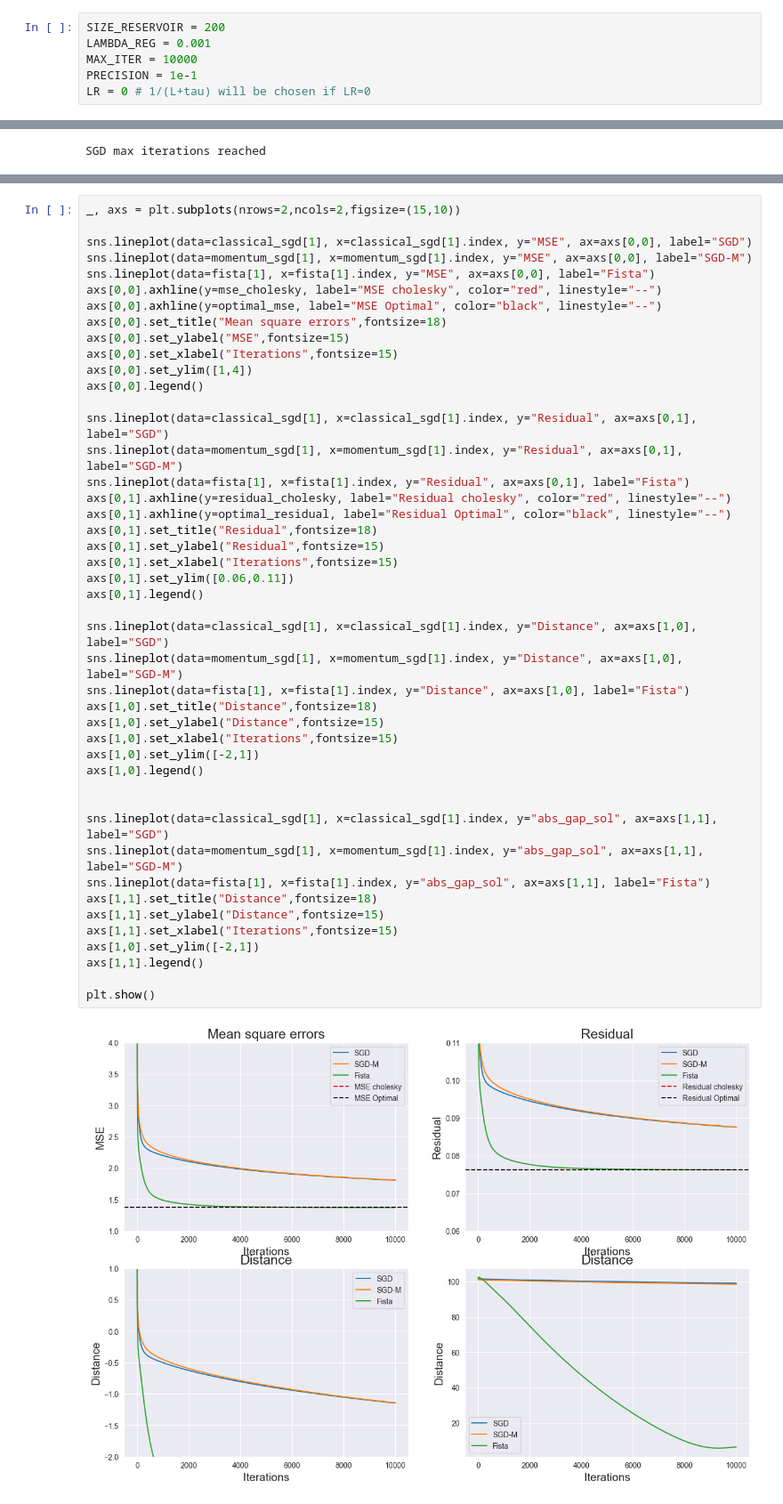
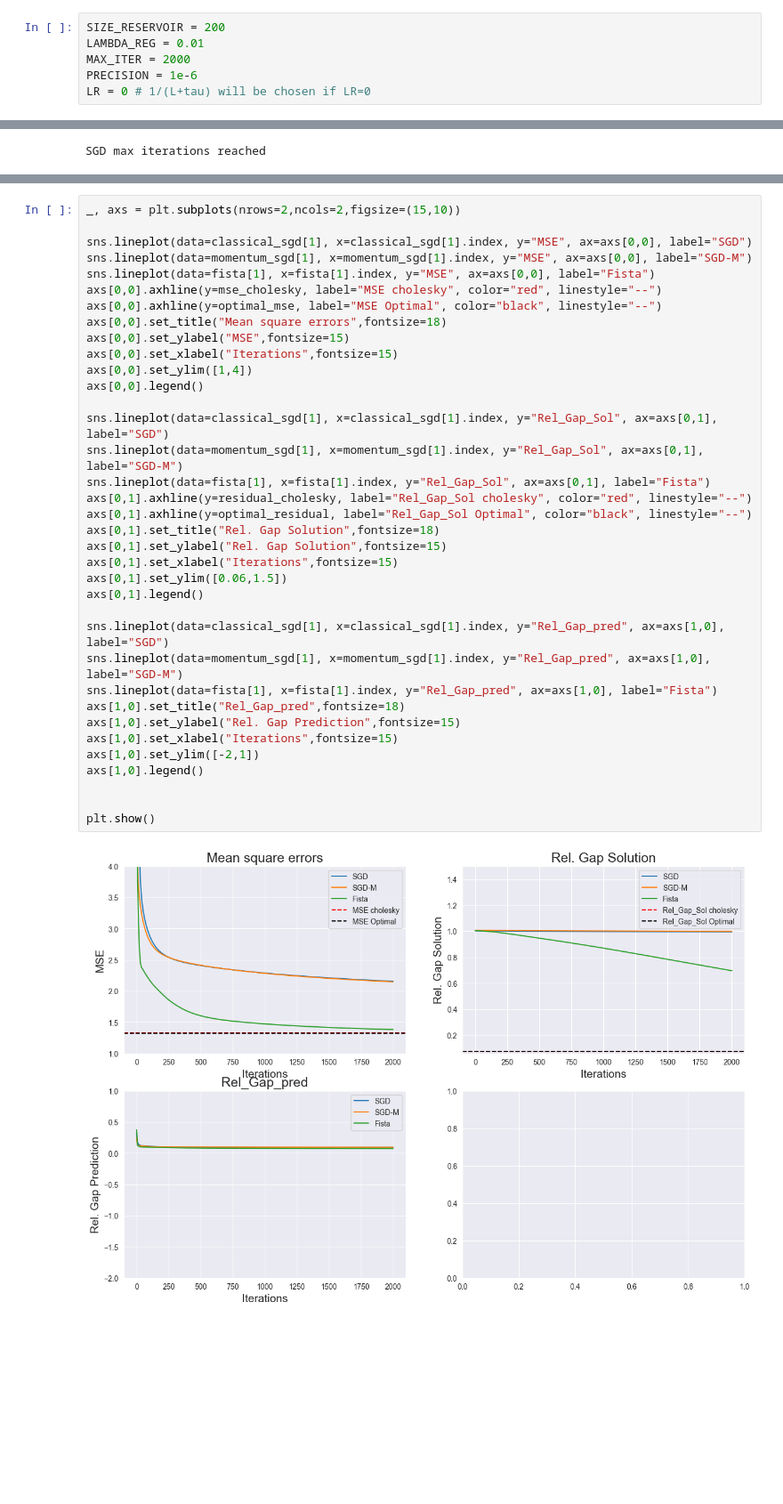
Before and after one commit to jacons/ExtremeLearningNN, a Jupyter notebook: notebook_for_test.ipynb, the cells around one changed output, grey strips where cells are left out. Shown at 89% size. Drawn from its saved outputs; the diff is of its cells as text; blank space fills up the shorter version.

Commit message:
plots updated

```diff
--- a/notebook_for_test.ipynb
+++ b/notebook_for_test.ipynb
@@ -21,9 +21,9 @@ results = {}
 ## Constants
 # %%
 SIZE_RESERVOIR = 200
-LAMBDA_REG = 0.001
-MAX_ITER = 10000
-PRECISION = 1e-1
+LAMBDA_REG = 0.01
+MAX_ITER = 2000
+PRECISION = 1e-6
 LR = 0 # 1/(L+tau) will be chosen if LR=0
 # %% [markdown]
 ## fix the resevoir
@@ -107,50 +91,41 @@ beta: 0.9
 # %%
 _, axs = plt.subplots(nrows=2,ncols=2,figsize=(15,10))
 
 sns.lineplot(data=classical_sgd[1], x=classical_sgd[1].index, y="MSE", ax=axs[0,0], label="SGD")
 sns.lineplot(data=momentum_sgd[1], x=momentum_sgd[1].index, y="MSE", ax=axs[0,0], label="SGD-M")
 sns.lineplot(data=fista[1], x=fista[1].index, y="MSE", ax=axs[0,0], label="Fista")
 axs[0,0].axhline(y=mse_cholesky, label="MSE cholesky", color="red", linestyle="--")
 axs[0,0].axhline(y=optimal_mse, label="MSE Optimal", color="black", linestyle="--")
 axs[0,0].set_title("Mean square errors",fontsize=18)
 axs[0,0].set_ylabel("MSE",fontsize=15)
 axs[0,0].set_xlabel("Iterations",fontsize=15)
 axs[0,0].set_ylim([1,4])
 axs[0,0].legend()
 
-sns.lineplot(data=classical_sgd[1], x=classical_sgd[1].index, y="Residual", ax=axs[0,1], label="SGD")
-sns.lineplot(data=momentum_sgd[1], x=momentum_sgd[1].index, y="Residual", ax=axs[0,1], label="SGD-M")
-sns.lineplot(data=fista[1], x=fista[1].index, y="Residual", ax=axs[0,1], label="Fista")
-axs[0,1].axhline(y=residual_cholesky, label="Residual cholesky", color="red", linestyle="--")
-axs[0,1].axhline(y=optimal_residual, label="Residual Optimal", color="black", linestyle="--")
-axs[0,1].set_title("Residual",fontsize=18)
-axs[0,1].set_ylabel("Residual",fontsize=15)
+sns.lineplot(data=classical_sgd[1], x=classical_sgd[1].index, y="Rel_Gap_Sol", ax=axs[0,1], label="SGD")
+sns.lineplot(data=momentum_sgd[1], x=momentum_sgd[1].index, y="Rel_Gap_Sol", ax=axs[0,1], label="SGD-M")
+sns.lineplot(data=fista[1], x=fista[1].index, y="Rel_Gap_Sol", ax=axs[0,1], label="Fista")
+axs[0,1].axhline(y=residual_cholesky, label="Rel_Gap_Sol cholesky", color="red", linestyle="--")
+axs[0,1].axhline(y=optimal_residual, label="Rel_Gap_Sol Optimal", color="black", linestyle="--")
+axs[0,1].set_title("Rel. Gap Solution",fontsize=18)
+axs[0,1].set_ylabel("Rel. Gap Solution",fontsize=15)
 axs[0,1].set_xlabel("Iterations",fontsize=15)
-axs[0,1].set_ylim([0.06,0.11])
+axs[0,1].set_ylim([0.06,1.5])
 axs[0,1].legend()
 
-sns.lineplot(data=classical_sgd[1], x=classical_sgd[1].index, y="Distance", ax=axs[1,0], label="SGD")
-sns.lineplot(data=momentum_sgd[1], x=momentum_sgd[1].index, y="Distance", ax=axs[1,0], label="SGD-M")
-sns.lineplot(data=fista[1], x=fista[1].index, y="Distance", ax=axs[1,0], label="Fista")
-axs[1,0].set_title("Distance",fontsize=18)
-axs[1,0].set_ylabel("Distance",fontsize=15)
+sns.lineplot(data=classical_sgd[1], x=classical_sgd[1].index, y="Rel_Gap_pred", ax=axs[1,0], label="SGD")
+sns.lineplot(data=momentum_sgd[1], x=momentum_sgd[1].index, y="Rel_Gap_pred", ax=axs[1,0], label="SGD-M")
+sns.lineplot(data=fista[1], x=fista[1].index, y="Rel_Gap_pred", ax=axs[1,0], label="Fista")
+axs[1,0].set_title("Rel_Gap_pred",fontsize=18)
+axs[1,0].set_ylabel("Rel. Gap Prediction",fontsize=15)
 axs[1,0].set_xlabel("Iterations",fontsize=15)
 axs[1,0].set_ylim([-2,1])
 axs[1,0].legend()
 
 
-sns.lineplot(data=classical_sgd[1], x=classical_sgd[1].index, y="abs_gap_sol", ax=axs[1,1], label="SGD")
-sns.lineplot(data=momentum_sgd[1], x=momentum_sgd[1].index, y="abs_gap_sol", ax=axs[1,1], label="SGD-M")
-sns.lineplot(data=fista[1], x=fista[1].index, y="abs_gap_sol", ax=axs[1,1], label="Fista")
-axs[1,1].set_title("Distance",fontsize=18)
-axs[1,1].set_ylabel("Distance",fontsize=15)
-axs[1,1].set_xlabel("Iterations",fontsize=15)
-axs[1,0].set_ylim([-2,1])
-axs[1,1].legend()
-
 plt.show()
 # %% [output]
-[figure, old version]
+[figure, new version]
 # %%
 print(f"{'Method' : ^20}{'MSE' : ^12}{'Residual' : ^12}")
 
```
Also changed, not shown: parts of 6 cells of this notebook, 2 other files.
